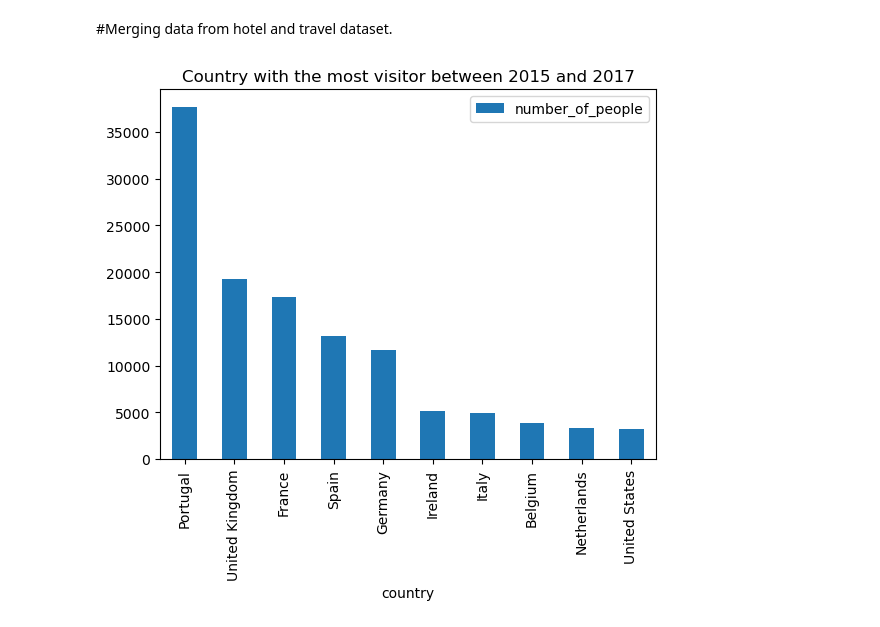
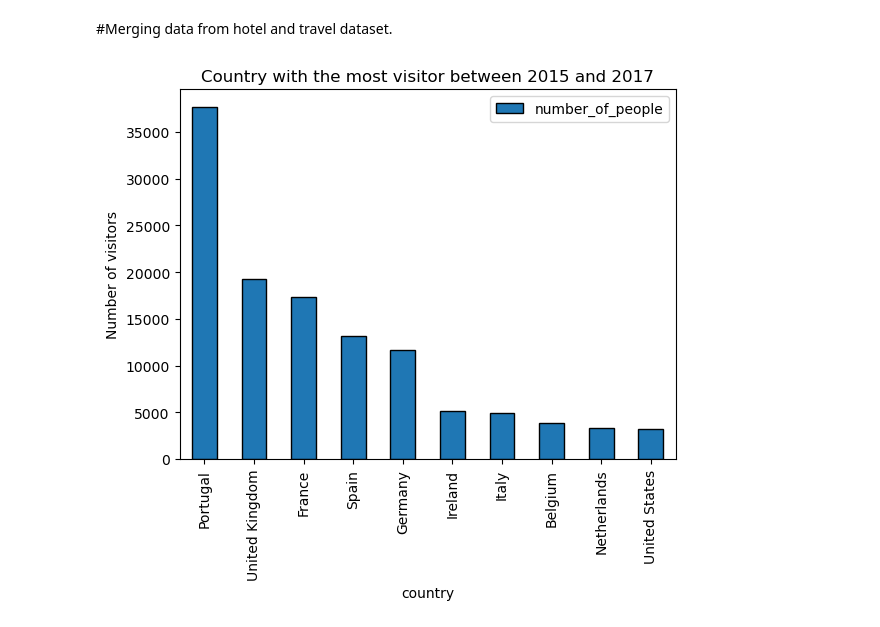
Before and after one commit to Kathyvng/Project1_Group6, a Jupyter notebook: Miguel_Analysis/clean_it.ipynb, the cells around one changed output. Cells and saved outputs as stored; diff of their text form; code cells hidden in the pictures.

```diff
--- a/Miguel_Analysis/clean_it.ipynb
+++ b/Miguel_Analysis/clean_it.ipynb
@@ -455,10 +455,13 @@ top_2015_2017,top_10_2015,top_10_2016,top_10_2017
 # %% [markdown]
 #Merging data from hotel and travel dataset.
 # %%
-top_2015_2017.plot.bar(x="country",y="number_of_people", title= "Country with the most visitor between 2015 and 2017")
+top_2015_2017.plot.bar(x="country",y="number_of_people", title= "Country with the most visitor between 2015 and 2017", ylabel= "Number of visitors", ec="black")
+
+# Save the figure
+plt.savefig("../Images/fig1_MS_top10_2015_2017", bbox_inches="tight")
 
 plt.show()
 # %% [output]
-[figure, old version]
+[figure, new version]
 # %%
 
```
Also changed, not shown: parts of 3 cells of this notebook, 4 other files.
